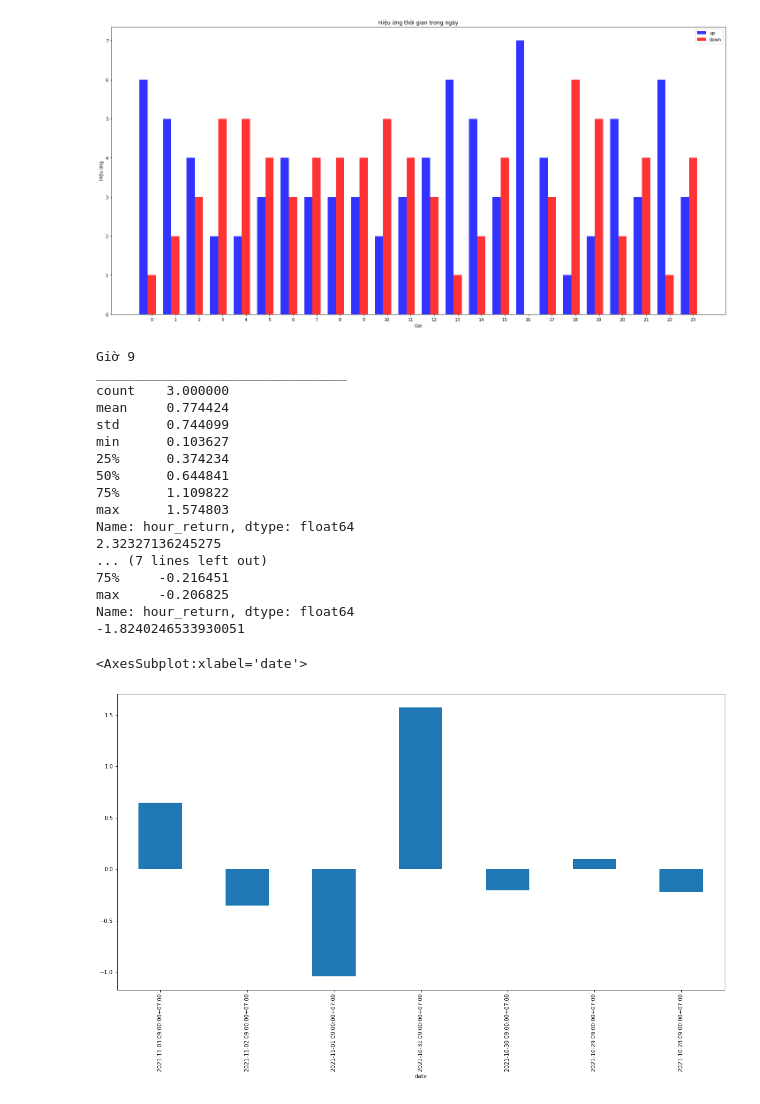
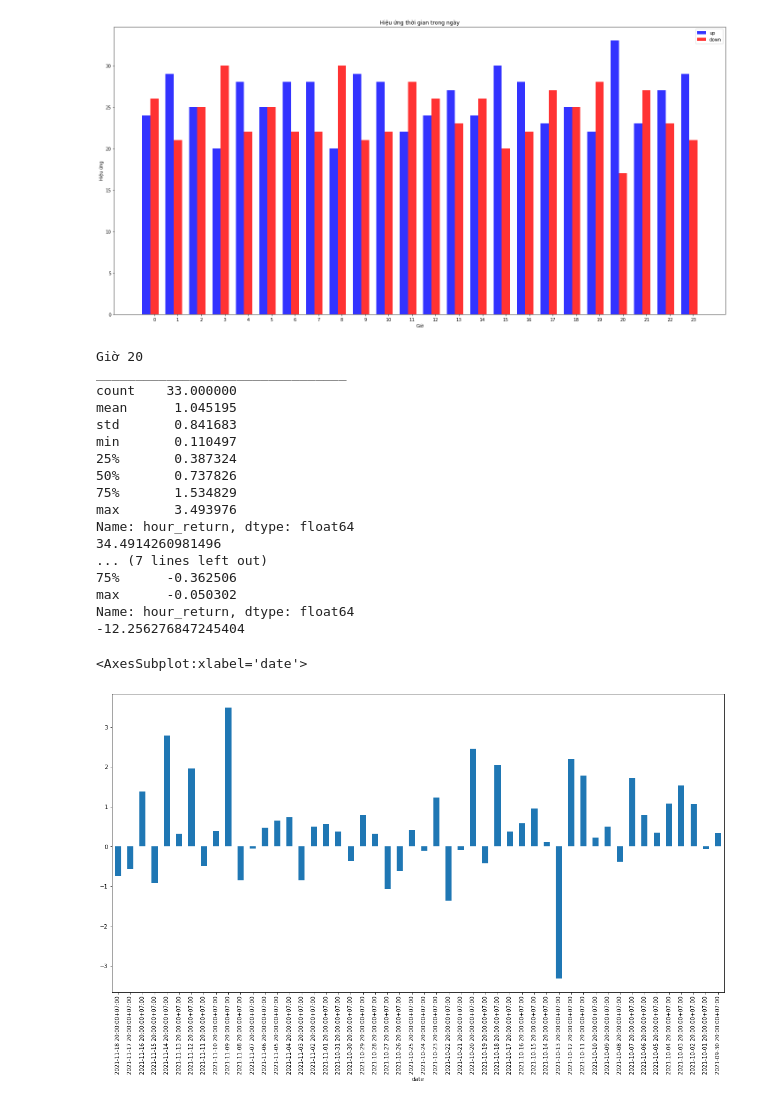
Before and after one commit to bachpx195/the_big_trade, a Jupyter notebook: TheBigTrade/HighestHourInDay.ipynb, the cells around one changed output. Saved outputs shown, nothing was run; the diff lists cells and outputs as text; code cells hidden in the pictures.

```diff
--- a/TheBigTrade/HighestHourInDay.ipynb
+++ b/TheBigTrade/HighestHourInDay.ipynb
@@ -2,7 +2,7 @@
 from myenv.models.candlestick import Candlestick
 from myenv.helpers.constants import HIGH_INDEX, LOW_INDEX, OPEN_INDEX, CLOSE_INDEX
 from myenv.models.merchandise_rate import MerchandiseRate
-from myenv.helpers.utils import percentage_change, candlestick_type, type_continuous
+from myenv.helpers.utils import percentage_change, candlestick_type, type_continuous, until_now_type, candlestick_type_by_hour
 import matplotlib.pyplot as plt
 import numpy as np
 
@@ -11,8 +11,10 @@ import numpy as np
 
 merchandise_rate = MerchandiseRate()
 merchandise_rate_id = merchandise_rate.find_by_slug('LTCUSDT')
-candlestick = Candlestick(merchandise_rate_id, 'hour', 24*7, "DESC")
-hour_observe = 9
+# candlestick = Candlestick(merchandise_rate_id, 'hour', 24*50, "DESC")
+candlestick = Candlestick(merchandise_rate_id, 'hour', 24*50, "DESC", start_date='2021-9-7', end_date='2021-9-28')
+# candlestick_day = Candlestick(merchandise_rate_id, 'day', 100, "DESC")
+hour_observe = 20
 
 data_prices = candlestick.to_df()
 
@@ -29,10 +31,16 @@ first_date = data_prices.iloc[0].name.date()
 last_date = data_prices.iloc[-1].name.date()
 
 data_prices['type'] = candlestick_type(data_prices)
+# data_prices['type_21'] = candlestick_type_by_hour(data_prices, 21)
+# data_prices['type_7'] = candlestick_type_by_hour(data_prices, 7)
+# data_prices['type_7'] = candlestick_type_by_hour(data_prices, 12)
+# data_prices['type_7'] = candlestick_type_by_hour(data_prices, 13)
 
 data_prices['type_continuous'] = type_continuous(data_prices)
 
-# print(data_prices)
+# data_prices['until_now'] = until_now_type(data_prices)
+
+
 
 bar_width = 0.35
 opacity = 0.8
@@ -60,53 +68,70 @@ plt.rcParams['figure.figsize'] = [10, 10]
 
 rects1 = plt.bar(index, x, bar_width,
                  alpha=opacity, color='b', label='up')
 
 rects2 = plt.bar(index + bar_width, y, bar_width,
                  alpha=opacity, color='r', label='down')
 plt.xlabel('Giờ')
 plt.ylabel('Hiệu ứng')
 plt.title(
     f"Hiệu ứng thời gian trong ngày")
 plt.xticks(index + bar_width, tuple(np.arange(24)))
 plt.legend()
 plt.tight_layout()
 plt.show()
 
 data_prices_up = data_prices[(data_prices['hour'] == hour_observe) & (data_prices['type'] == 'up')]
 data_prices_down = data_prices[(data_prices['hour'] == hour_observe) & (data_prices['type'] == 'down')]
 
 print(f"Giờ {hour_observe}")
 print("________________________________")
 print(data_prices_up['hour_return'].describe())
 print(data_prices_up['hour_return'].sum())
 
 
 print("+++")
 print(data_prices_down['hour_return'].describe())
 print(data_prices_down['hour_return'].sum())
 
 data_prices[data_prices['hour'] == hour_observe]['hour_return'].plot(figsize=[20,10], kind='bar')
+
+
+# type_continuous_group = data_prices.groupby(['type_continuous']).size()
+
+# print(type_continuous_group)
+
+
+# labels = type_continuous_group.index.values
+# sizes = type_continuous_group.values
+
+# plt.figure()
+# fig1, ax1 = plt.subplots(figsize=(12, 7))
+# ax1.pie(sizes, labels=labels, autopct='%1.1f%%')
+# ax1.axis('equal')  # Equal aspect ratio ensures that pie is drawn as a circle.
+
+# plt.legend()
+# plt.show()
 # %% [output]
-[figure, old version]
+[figure, new version]
-Giờ 9
+Giờ 20
 ________________________________
-count    3.000000
-mean     0.774424
-std      0.744099
-min      0.103627
-25%      0.374234
-50%      0.644841
-75%      1.109822
-max      1.574803
+count    33.000000
+mean      1.045195
+std       0.841683
+min       0.110497
+25%       0.387324
+50%       0.737826
+75%       1.534829
+max       3.493976
 Name: hour_return, dtype: float64
-2.32327136245275
+34.4914260981496
 ... (7 lines left out)
-75%     -0.216451
-max     -0.206825
+75%      -0.362506
+max      -0.050302
 Name: hour_return, dtype: float64
--1.8240246533930051
+-12.256276847245404
 <AxesSubplot:xlabel='date'>
-[figure, old version]
+[figure, new version]
 # %%
 # data_prices['type_continuous'].hist(bins=20)
 
```
Also changed, not shown: parts of 9 cells of this notebook, 5 other files.
